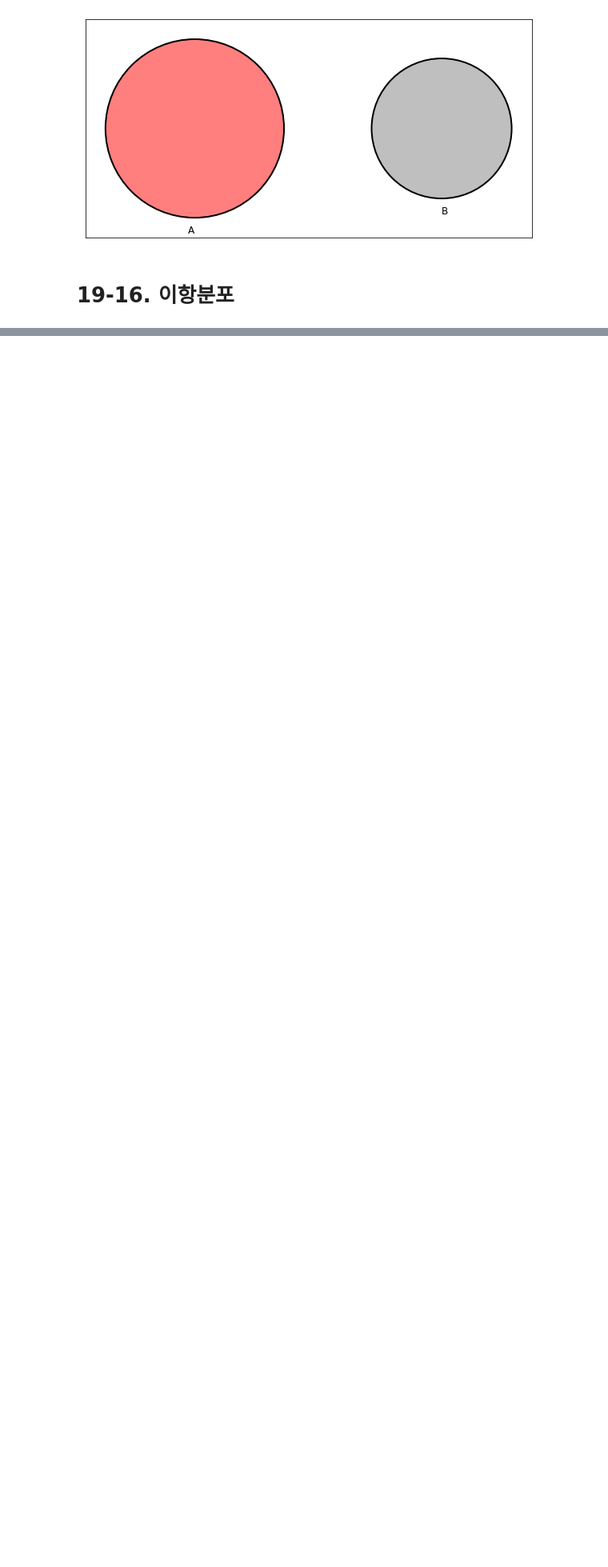
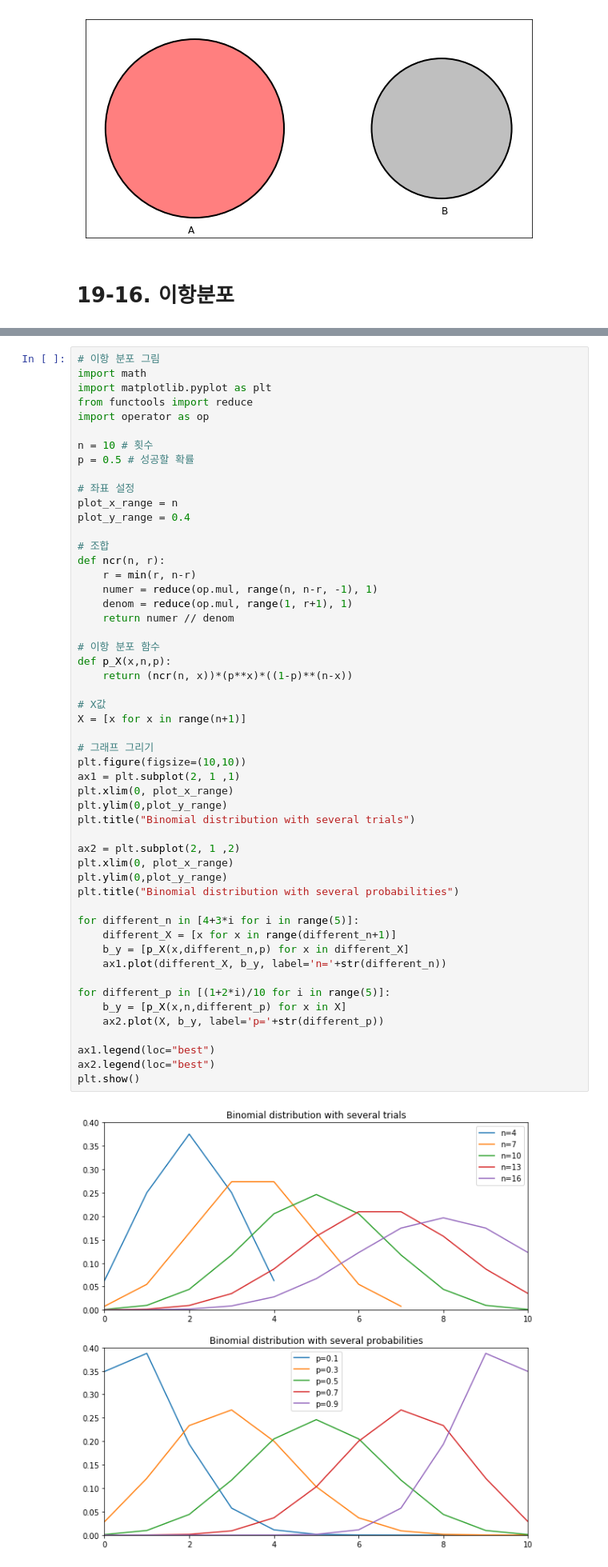
Before and after one commit to eunichoi/aiiffel_sba, a Jupyter notebook: 19. 확률 및 확률 분포.ipynb, the cells around one changed output, grey strips where cells are left out. Shown at 80% size. Drawn from its saved outputs; the diff is of its cells as text; blank space fills up the shorter version.

```diff
--- a/19. 확률 및 확률 분포.ipynb
+++ b/19. 확률 및 확률 분포.ipynb
@@ -144,0 +147,54 @@ plt.gca().set_axis_on()
+# %%
+# 이항 분포 그림
+import math
+import matplotlib.pyplot as plt
+from functools import reduce
+import operator as op
+
+n = 10 # 횟수
+p = 0.5 # 성공할 확률
+
+# 좌표 설정
+plot_x_range = n
+plot_y_range = 0.4
+
+# 조합
+def ncr(n, r):
+    r = min(r, n-r)
+    numer = reduce(op.mul, range(n, n-r, -1), 1)
+    denom = reduce(op.mul, range(1, r+1), 1)
+    return numer // denom
+
+# 이항 분포 함수
+def p_X(x,n,p):
+    return (ncr(n, x))*(p**x)*((1-p)**(n-x))
+
+# X값
+X = [x for x in range(n+1)]
+
+# 그래프 그리기
+plt.figure(figsize=(10,10))
+ax1 = plt.subplot(2, 1 ,1)
+plt.xlim(0, plot_x_range)
+plt.ylim(0,plot_y_range)
+plt.title("Binomial distribution with several trials")
+
+ax2 = plt.subplot(2, 1 ,2)
+plt.xlim(0, plot_x_range)
+plt.ylim(0,plot_y_range)
+plt.title("Binomial distribution with several probabilities")
+
+for different_n in [4+3*i for i in range(5)]:
+    different_X = [x for x in range(different_n+1)]
+    b_y = [p_X(x,different_n,p) for x in different_X]
+    ax1.plot(different_X, b_y, label='n='+str(different_n))
+
+for different_p in [(1+2*i)/10 for i in range(5)]:
+    b_y = [p_X(x,n,different_p) for x in X]
+    ax2.plot(X, b_y, label='p='+str(different_p))
+
+ax1.legend(loc="best")
+ax2.legend(loc="best")
+plt.show()
+# %% [output]
+[figure, added]
```
Also changed, not shown: parts of 4 cells of this notebook.
